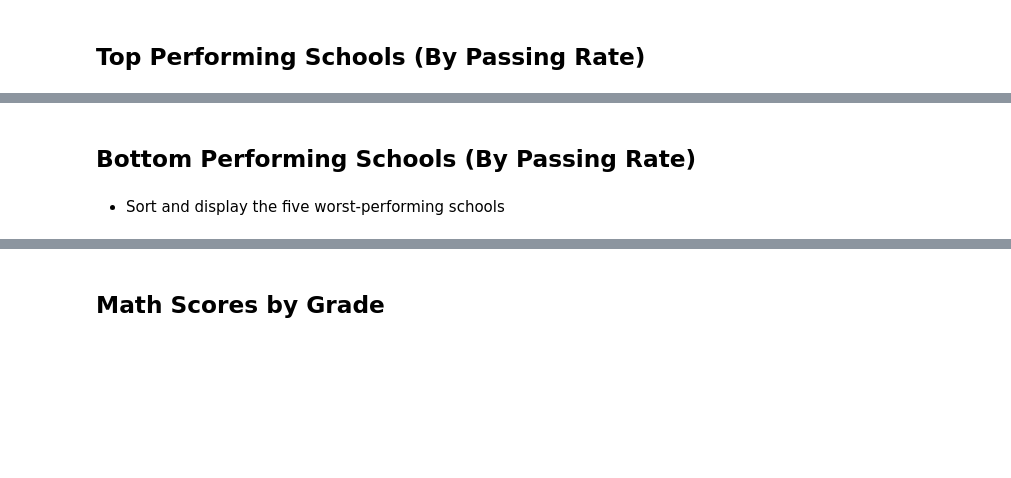
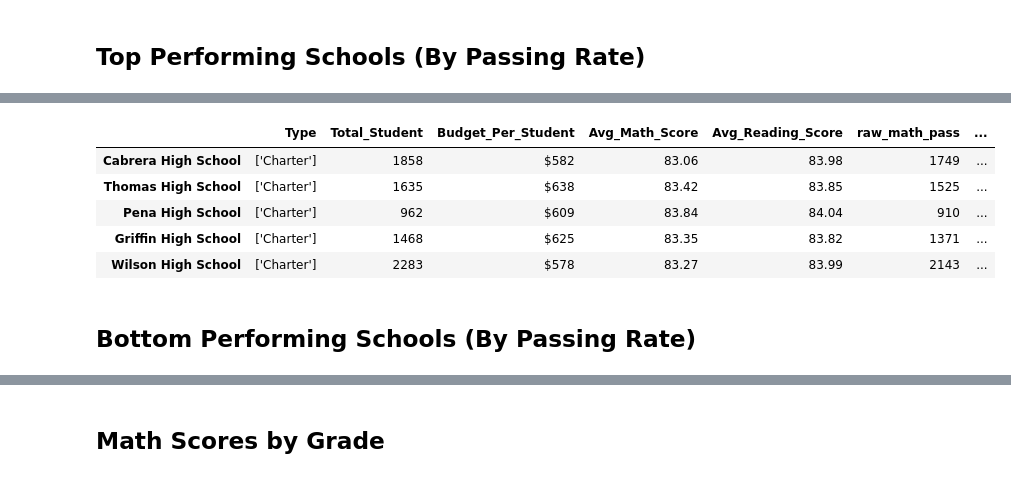
Before and after one commit to misinglink/pandas_challenge, a Jupyter notebook: PyCitySkool.ipynb, the cells around one changed output, grey strips where cells are left out. Saved outputs shown, nothing was run; the diff lists cells and outputs as text; code cells hidden in the pictures; blank space fills up the shorter version.

```diff
--- a/PyCitySkool.ipynb
+++ b/PyCitySkool.ipynb
@@ -260,4 +215,13 @@ school_df
+# %%
+top = school_df.sort_values(by = ['Overall_Score'], ascending = False).head(5)
+form_top = format_frame(top)
+form_top
+# %% [output]
+|  | Type | Total_Student | Budget_Per_Student | Avg_Math_Score | Avg_Reading_Score | raw_math_pass | ... |
+| Cabrera High School | ['Charter'] | 1858 | $582 | 83.06 | 83.98 | 1749 | ... |
+| Thomas High School | ['Charter'] | 1635 | $638 | 83.42 | 83.85 | 1525 | ... |
+| Pena High School | ['Charter'] | 962 | $609 | 83.84 | 84.04 | 910 | ... |
+| Griffin High School | ['Charter'] | 1468 | $625 | 83.35 | 83.82 | 1371 | ... |
+| Wilson High School | ['Charter'] | 2283 | $578 | 83.27 | 83.99 | 2143 | ... |
 # %% [markdown]
 ## Bottom Performing Schools (By Passing Rate)
-# %% [markdown]
-* Sort and display the five worst-performing schools
```
Also changed, not shown: parts of 26 cells of this notebook.
